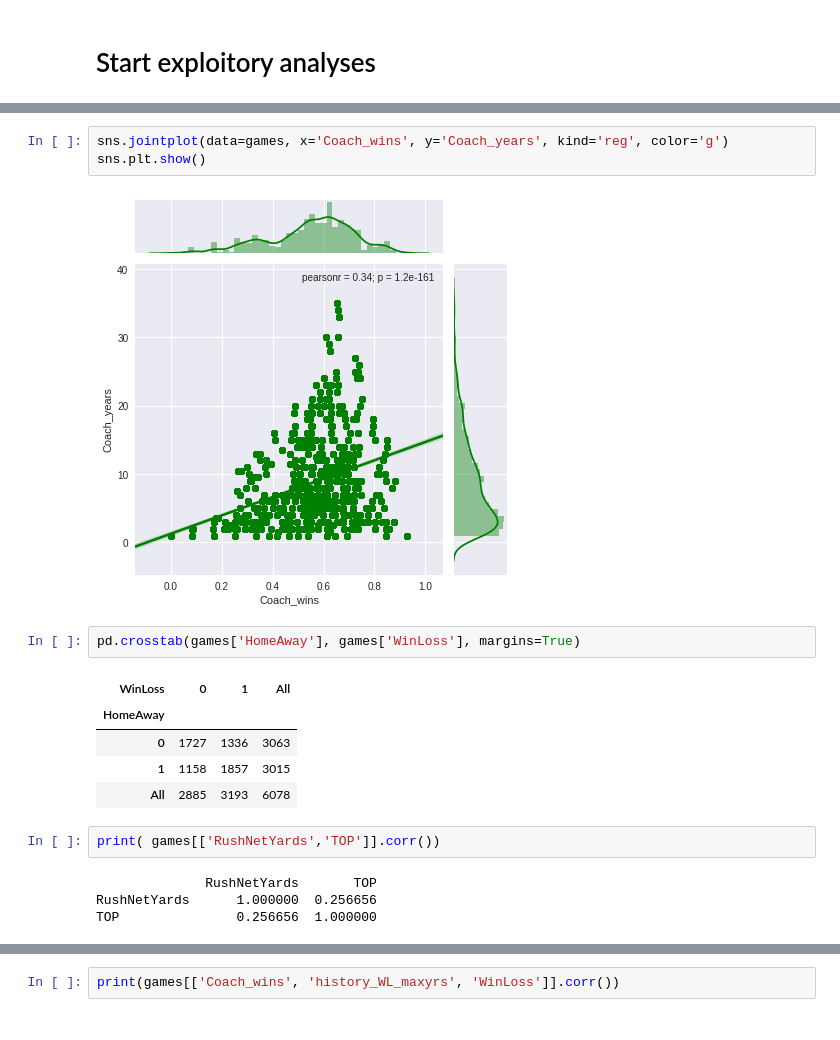
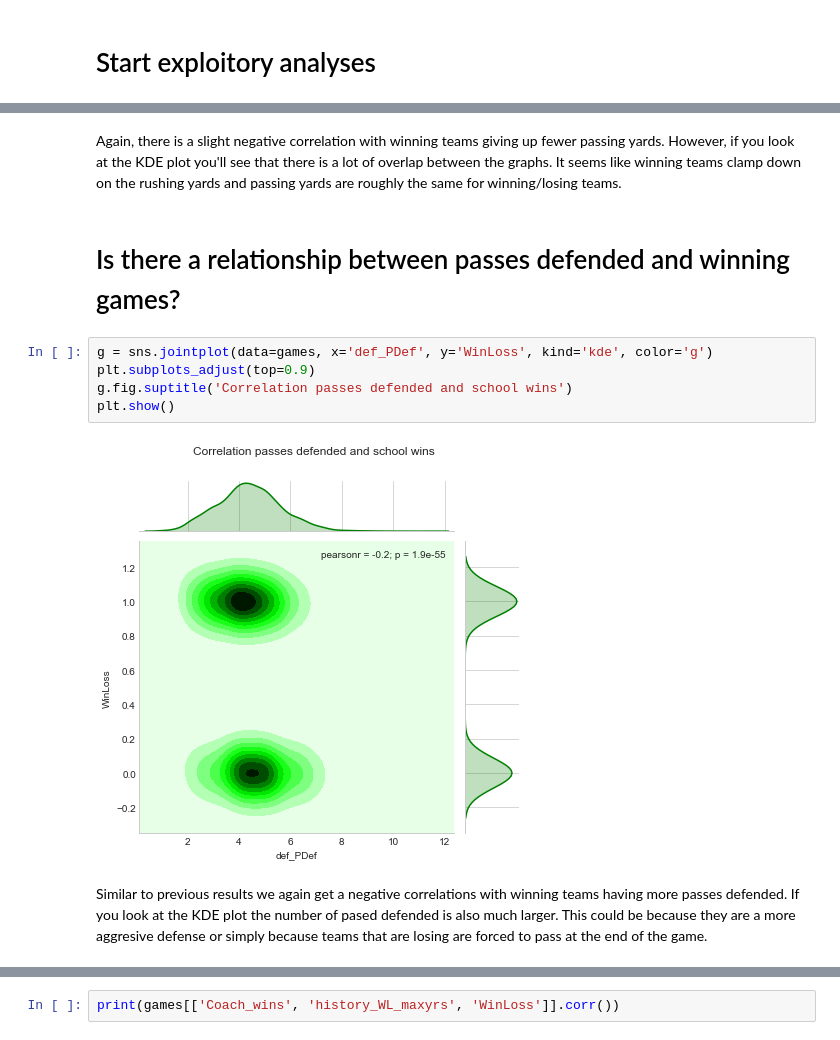
Before and after one commit to cjohns38/ncaafootball, a Jupyter notebook: Exploratory.ipynb, the cells around one changed output, grey strips where cells are left out. Cells and saved outputs as stored; diff of their text form.

```diff
--- a/Exploratory.ipynb
+++ b/Exploratory.ipynb
@@ -134,19 +210,13 @@ sns.plt.show()
+# %% [markdown]
+Again, there is a slight negative correlation with winning teams giving up fewer passing yards.  However, if you look at the KDE plot you'll see that there is a lot of overlap between the graphs.  It seems like winning teams clamp down on the rushing yards and passing yards are roughly the same for winning/losing teams.
+# %% [markdown]
+# Is there a relationship between passes defended and winning games?
 # %%
-sns.jointplot(data=games, x='Coach_wins', y='Coach_years', kind='reg', color='g')
-sns.plt.show()
+g = sns.jointplot(data=games, x='def_PDef', y='WinLoss', kind='kde', color='g')
+plt.subplots_adjust(top=0.9)
+g.fig.suptitle('Correlation passes defended and school wins')
+plt.show()
 # %% [output]
-[figure, old version]
+[figure, new version]
-# %%
-pd.crosstab(games['HomeAway'], games['WinLoss'], margins=True)
-# %% [output]
-| WinLoss | 0 | 1 | All |
-| HomeAway |  |  |  |
-| 0 | 1727 | 1336 | 3063 |
-| 1 | 1158 | 1857 | 3015 |
-| All | 2885 | 3193 | 6078 |
-# %%
-print( games[['RushNetYards','TOP']].corr())
-# %% [output]
-              RushNetYards       TOP
-RushNetYards      1.000000  0.256656
-TOP               0.256656  1.000000
+# %% [markdown]
+Similar to previous results we again get a negative correlations with winning teams having more passes defended.  If you look at the KDE plot the number of pased defended is also much larger.  This could be because they are a more aggresive defense or simply because teams that are losing are forced to pass at the end of the game.
```
Also changed, not shown: parts of 40 cells of this notebook, 1 other file.
